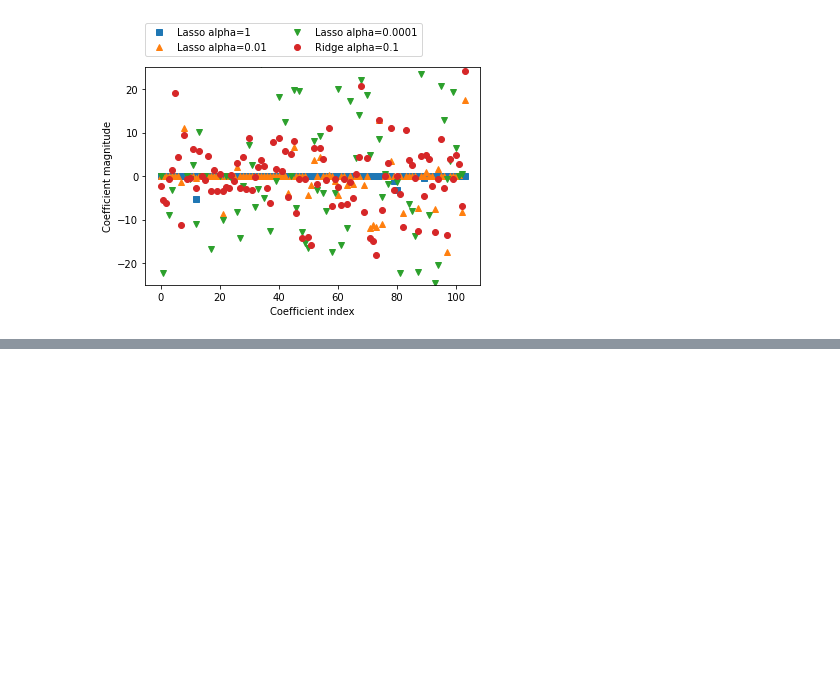
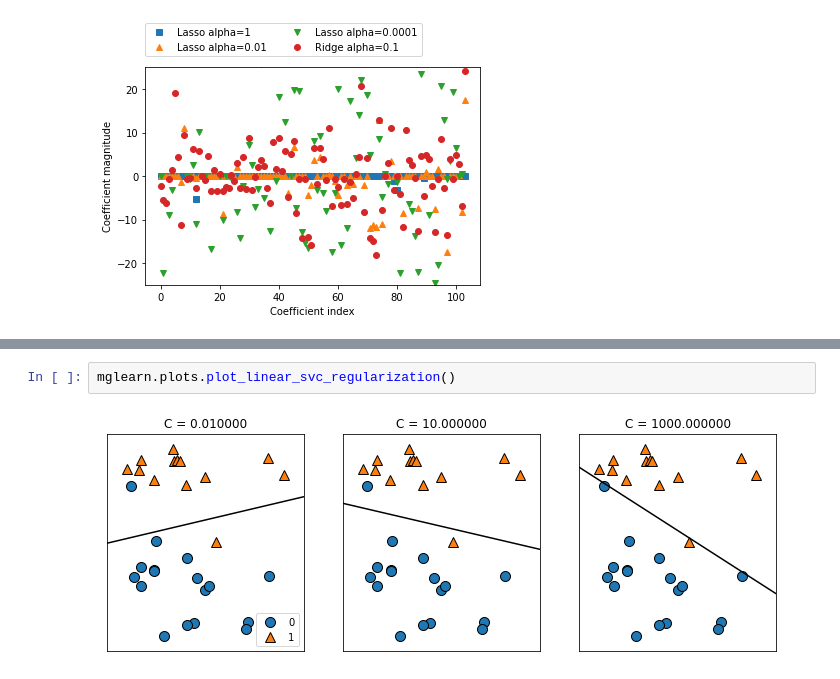
Before and after one commit to DavidD-Fleming/MachineLearning, a Jupyter notebook: Chp2LinearModels.ipynb, the cells around one changed output, grey strips where cells are left out. Drawn from its saved outputs; the diff is of its cells as text; blank space fills up the shorter version.

```diff
--- a/Chp2LinearModels.ipynb
+++ b/Chp2LinearModels.ipynb
@@ -167,0 +188,4 @@ Text(0, 0.5, 'Coefficient magnitude')
+# %%
+mglearn.plots.plot_linear_svc_regularization()
+# %% [output]
+[figure, added]
```
Also changed, not shown: parts of 9 cells of this notebook, 1 other file.
